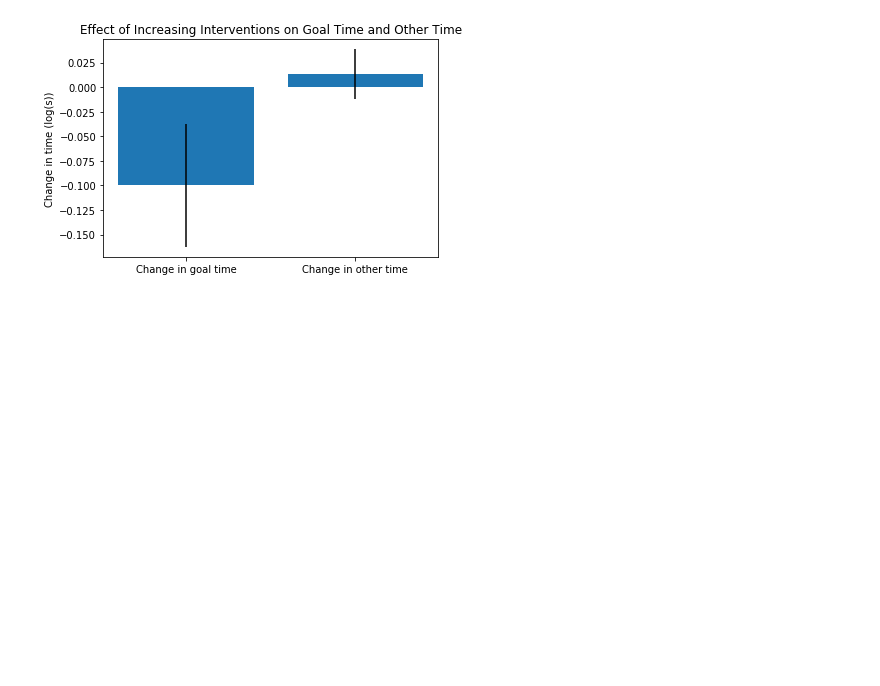
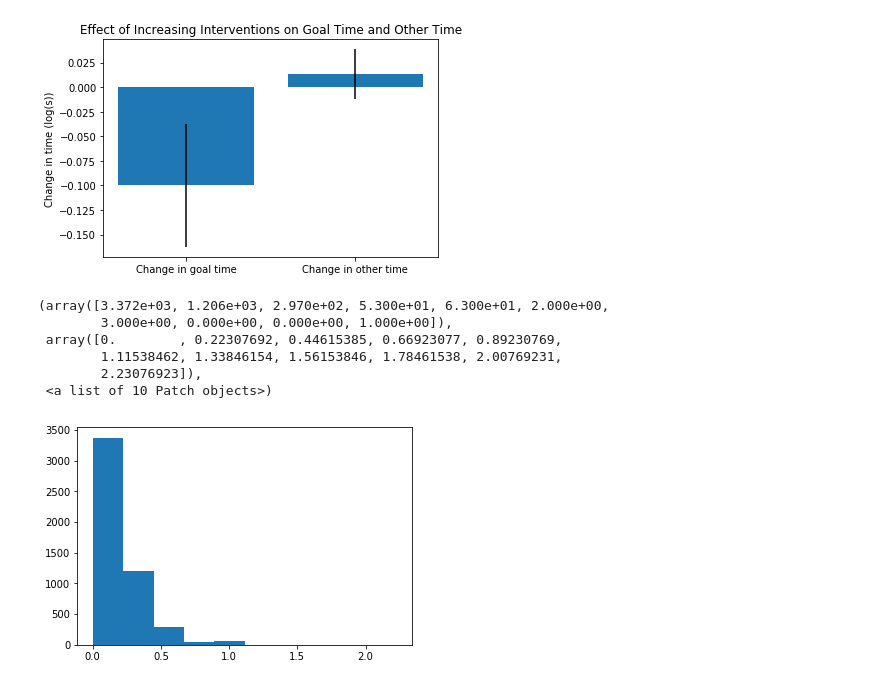
Before and after one commit to gkovacs/habitlab-conservation-analysis, a Jupyter notebook: Effect of Frequency on Total Time Spent.ipynb, the cells around one changed output. Saved outputs shown, nothing was run; the diff lists cells and outputs as text; code cells hidden in the pictures; blank space fills up the shorter version.

```diff
--- a/Effect of Frequency on Total Time Spent.ipynb
+++ b/Effect of Frequency on Total Time Spent.ipynb
@@ -1376,12 +1376,13 @@ for user in browser_user_ids:
                         goal_time[TIME] = math.log(goal_time[TIME])
             if len(day_data[FREQ_GOALS])+ len(day_data[INFREQ_GOALS]) > 0:
                 if len(browser_day_map[day]["num_sessions"]) > 0:
+                    if browser_day
                     day_data[INTENSITY] = len(browser_day_map[day]["intervention_sessions"])/len(browser_day_map[day]["num_sessions"])
                     browser_days.append(day_data)
                 else:
-                    print(day + " " + str(browser_day_map[day]))
-                    print([b for b in ext_db[user + "_logs:goals"].find()][-1]["enabled_goals"])
-                    print("after")
+                    #print(day + " " + str(browser_day_map[day]))
+                    #print([b for b in ext_db[user + "_logs:goals"].find()][-1]["enabled_goals"])
+                    #print("after")
 # %% [output]
 2018-08-25 {'num_sessions': set(), 'intervention_sessions': set(), 'netacad_domain_time': 34, 'blogspot_domain_time': 14, 'www_domain_time': 130, 'riie_domain_time': 2402, 'dafont_domain_time': 29, 'c ...
 {'facebook/spend_less_time': True, 'youtube/spend_less_time': True, 'gmail/spend_less_time': True, 'twitter/spend_less_time': True, 'custom/spend_less_time_www․google․com': True}
@@ -2411,3 +2412,14 @@ pyplot.bar(["Change in goal time", "Change in other time"], [(mean(change_in_goa
 # %% [output]
 <BarContainer object of 2 artists>
 [figure]
+# %%
+pyplot.figure(123)
+pyplot.hist([day[INTENSITY] for day in browser_days])
+# %% [output]
+(array([3.372e+03, 1.206e+03, 2.970e+02, 5.300e+01, 6.300e+01, 2.000e+00,
+        3.000e+00, 0.000e+00, 0.000e+00, 1.000e+00]),
+ array([0.        , 0.22307692, 0.44615385, 0.66923077, 0.89230769,
+        1.11538462, 1.33846154, 1.56153846, 1.78461538, 2.00769231,
+        2.23076923]),
+ <a list of 10 Patch objects>)
+[figure, added]
```
